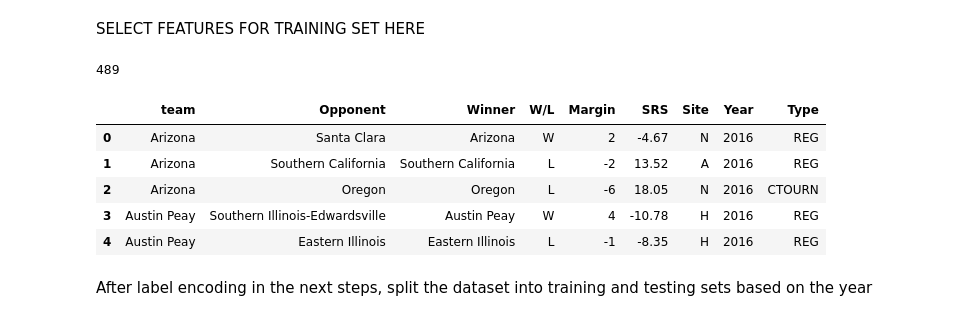
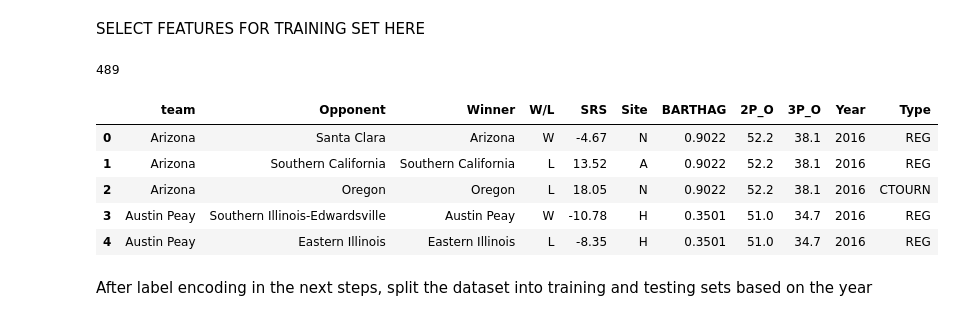
Before and after one commit to ktian9/svm-cs490, a Jupyter notebook: svm_notebook_v2.ipynb, the cells around one changed output. Drawn from its saved outputs; the diff is of its cells as text; code cells hidden in the pictures.

```diff
--- a/svm_notebook_v2.ipynb
+++ b/svm_notebook_v2.ipynb
@@ -107,20 +107,20 @@ training_set.head()
 # %% [markdown]
 SELECT FEATURES FOR TRAINING SET HERE
 # %%
-training_set = training_set[['team', 'Opponent', "Winner", "W/L","Margin", "SRS", 'Site', "Year", "Type"]]
+training_set = training_set[['team', 'Opponent', "Winner", "W/L", "SRS", 'Site',"BARTHAG" ,"2P_O", "3P_O" ,"Year", "Type"]]
 print(len(training_set))
 training_set.head()
 training_set.reset_index(drop=True, inplace=True)
 
 training_set.head()
 # %% [output]
 489
-|  | team | Opponent | Winner | W/L | Margin | SRS | Site | Year | Type |
-| 0 | Arizona | Santa Clara | Arizona | W | 2 | -4.67 | N | 2016 | REG |
-| 1 | Arizona | Southern California | Southern California | L | -2 | 13.52 | A | 2016 | REG |
-| 2 | Arizona | Oregon | Oregon | L | -6 | 18.05 | N | 2016 | CTOURN |
-| 3 | Austin Peay | Southern Illinois-Edwardsville | Austin Peay | W | 4 | -10.78 | H | 2016 | REG |
-| 4 | Austin Peay | Eastern Illinois | Eastern Illinois | L | -1 | -8.35 | H | 2016 | REG |
+|  | team | Opponent | Winner | W/L | SRS | Site | BARTHAG | 2P_O | 3P_O | Year | Type |
+| 0 | Arizona | Santa Clara | Arizona | W | -4.67 | N | 0.9022 | 52.2 | 38.1 | 2016 | REG |
+| 1 | Arizona | Southern California | Southern California | L | 13.52 | A | 0.9022 | 52.2 | 38.1 | 2016 | REG |
+| 2 | Arizona | Oregon | Oregon | L | 18.05 | N | 0.9022 | 52.2 | 38.1 | 2016 | CTOURN |
+| 3 | Austin Peay | Southern Illinois-Edwardsville | Austin Peay | W | -10.78 | H | 0.3501 | 51.0 | 34.7 | 2016 | REG |
+| 4 | Austin Peay | Eastern Illinois | Eastern Illinois | L | -8.35 | H | 0.3501 | 51.0 | 34.7 | 2016 | REG |
 # %% [markdown]
 After label encoding in the next steps, split the dataset into training and testing sets based on the year
 # %%
```
Also changed, not shown: parts of 12 cells of this notebook.
